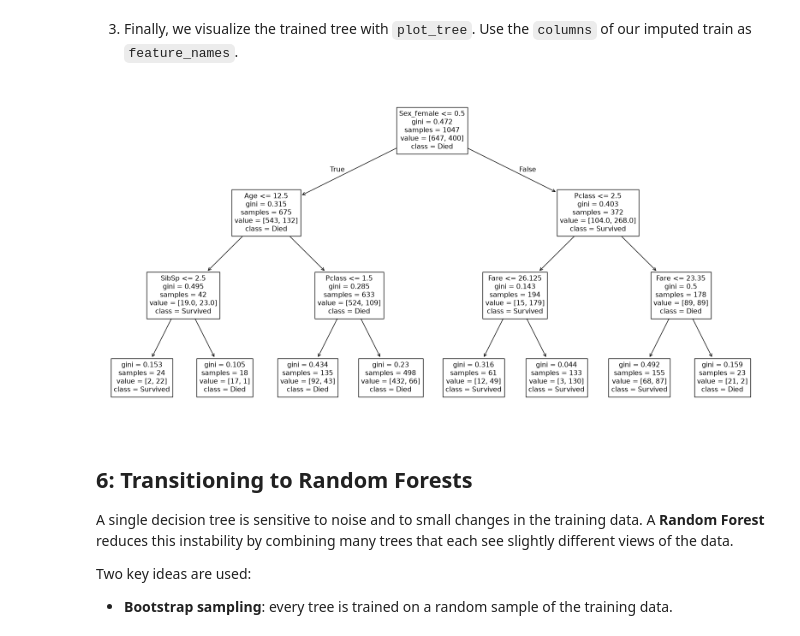
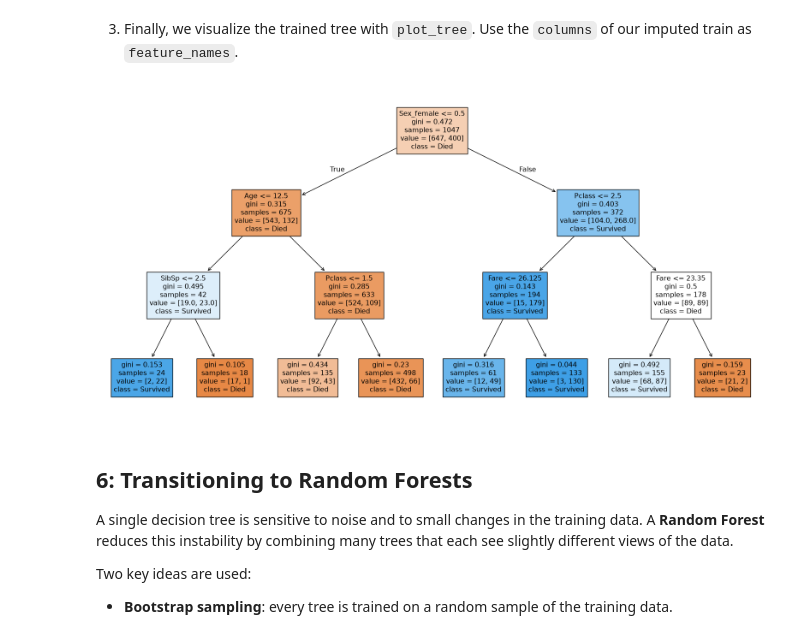
Before and after one commit to gpuonfire/ml_praktikum, a Jupyter notebook: ML_Aufgabenblätter/A6_Tree_Based_Models.ipynb, the cells around one changed output. Saved outputs shown, nothing was run; the diff lists cells and outputs as text; code cells hidden in the pictures.

```diff
--- a/ML_Aufgabenblätter/A6_Tree_Based_Models.ipynb
+++ b/ML_Aufgabenblätter/A6_Tree_Based_Models.ipynb
@@ -233,9 +233,9 @@ X_train_imputed = X_train.copy()
 X_test_imputed = X_test.copy()
 # TODO: Implement
 
-imp_mean = SimpleImputer(missing_values=np.nan, strategy='mean')
+imp_mean = SimpleImputer(missing_values=np.nan, strategy='median')
 X_train_imputed.loc[:,missing_cols] = imp_mean.fit_transform(X_train[missing_cols])
-X_test_imputed.loc[:,missing_cols] = imp_mean.fit_transform(X_test[missing_cols])
+X_test_imputed.loc[:,missing_cols] = imp_mean.transform(X_test[missing_cols])
 # %% [markdown]
 3. Verify that the imputed training and test sets no longer contain missing values.
 # %%
@@ -291,16 +291,16 @@ Decision Tree Test Accuracy: 0.8358778625954199
 # %%
 class_names = ['Died', 'Survived']
 
 plt.figure(figsize=(20, 10))
 
 # TODO: Implement
 feature_names = X_train_imputed.columns
 
-plot_tree(dt_clf, class_names=class_names, feature_names=feature_names)
+plot_tree(dt_clf, class_names=class_names, feature_names=feature_names, filled=True)
 
 plt.show()
 # %% [output]
-[figure, old version]
+[figure, new version]
 # %% [markdown]
 ## 6:  Transitioning to Random Forests
 A single decision tree is sensitive to noise and to small changes in the training data. A **Random Forest** reduces this instability by combining many trees that each see slightly different views of the data.
```
Also changed, not shown: parts of 11 cells of this notebook.
